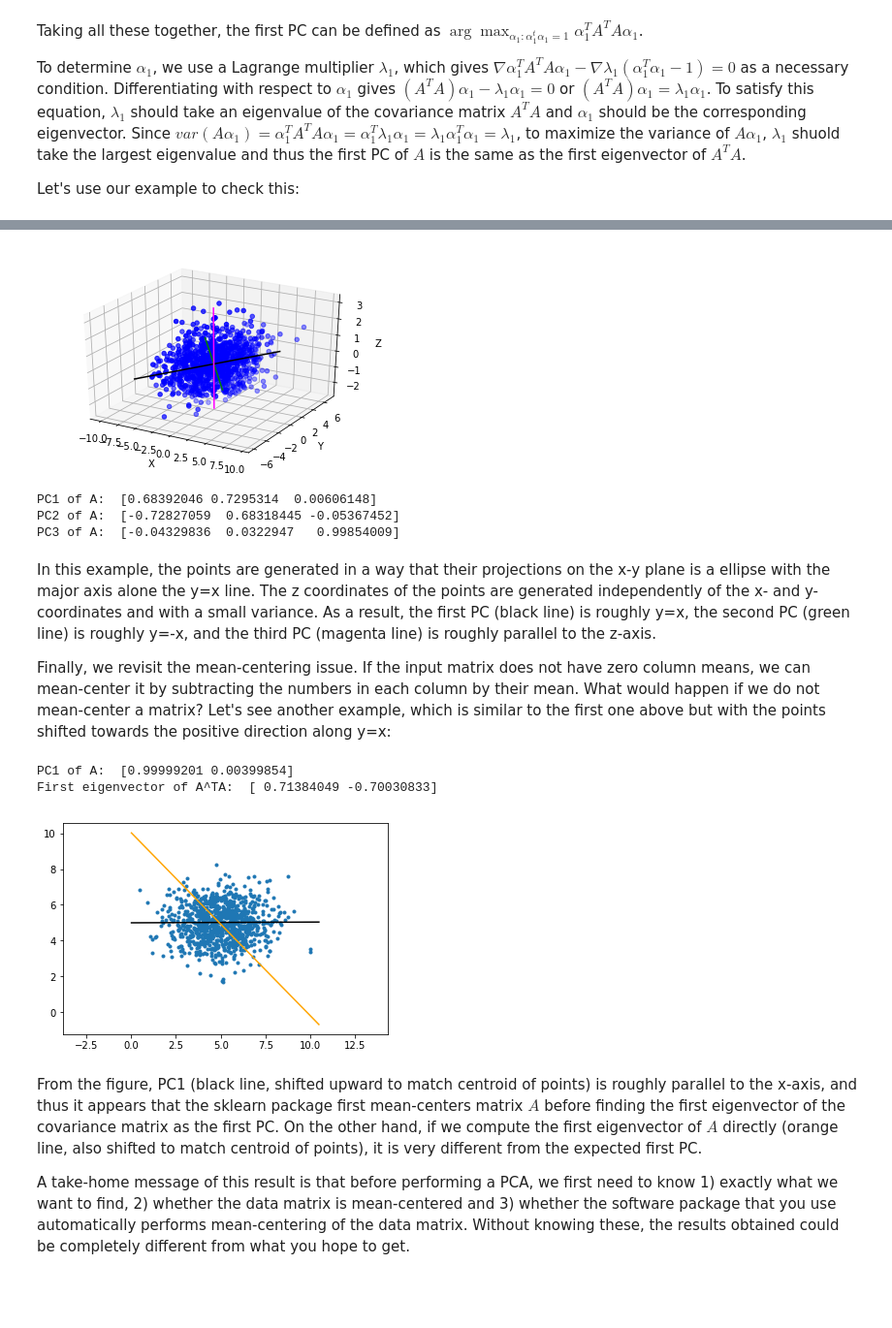
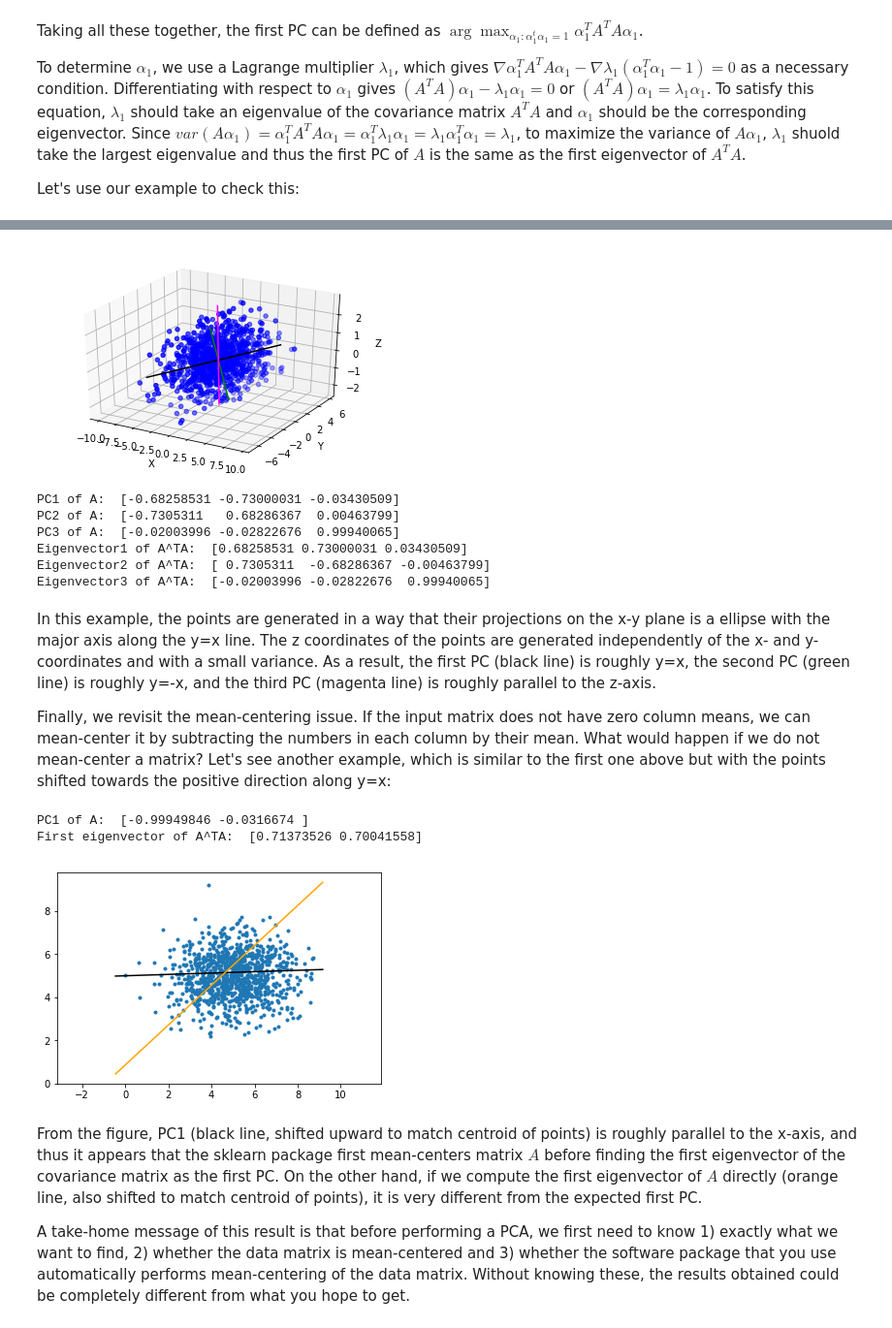
Before and after one commit to kevingroup/techniXnippets, a Jupyter notebook: PCA.ipynb, the cells around one changed output, grey strips where cells are left out. Shown at 97% size. Drawn from its saved outputs; the diff is of its cells as text; code cells hidden in the pictures; blank space fills up the shorter version.

```diff
--- a/PCA.ipynb
+++ b/PCA.ipynb
@@ -117,6 +123,11 @@ ax = fig.add_subplot(111, projection='3d')
 means = [0, 0, 0]
 covs  = [[4, 2, 0], [2, 4, 0], [0, 0, 1]]
 xs, ys, zs = np.random.multivariate_normal(means, covs, 1000).T
+
+# Mean-centering the points
+xs = xs - sum(xs)/len(xs)
+ys = ys - sum(ys)/len(ys)
+zs = zs - sum(zs)/len(zs)
 
 # Make a scatterplot of the points
 ax.scatter(xs, ys, zs, c='b', marker='o')
@@ -159,48 +170,57 @@ plt.show()
 print("PC1 of A: ", pca.components_[0])
 print("PC2 of A: ", pca.components_[1])
 print("PC3 of A: ", pca.components_[2])
+
+# Again, double check by printing the eigenvectors of A^TA
+result = la.eig(np.matmul(A.T, A))
+print("Eigenvector1 of A^TA: ", result[1][:,0])
+print("Eigenvector2 of A^TA: ", result[1][:,1])
+print("Eigenvector3 of A^TA: ", result[1][:,2])
 # %% [output]
-[figure, old version]
+[figure, new version]
-PC1 of A:  [0.68392046 0.7295314  0.00606148]
-PC2 of A:  [-0.72827059  0.68318445 -0.05367452]
-PC3 of A:  [-0.04329836  0.0322947   0.99854009]
+PC1 of A:  [-0.68258531 -0.73000031 -0.03430509]
+PC2 of A:  [-0.7305311   0.68286367  0.00463799]
+PC3 of A:  [-0.02003996 -0.02822676  0.99940065]
+Eigenvector1 of A^TA:  [0.68258531 0.73000031 0.03430509]
+Eigenvector2 of A^TA:  [ 0.7305311  -0.68286367 -0.00463799]
+Eigenvector3 of A^TA:  [-0.02003996 -0.02822676  0.99940065]
 # %% [markdown]
-In this example, the points are generated in a way that their projections on the x-y plane is a ellipse with the major axis alone the y=x line. The z coordinates of the points are generated independently of the x- and y-coordinates and with a small variance. As a result, the first PC (black line) is roughly y=x, the second PC (green line) is roughly y=-x, and the third PC (magenta line) is roughly parallel to the z-axis.
+In this example, the points are generated in a way that their projections on the x-y plane is a ellipse with the major axis along the y=x line. The z coordinates of the points are generated independently of the x- and y-coordinates and with a small variance. As a result, the first PC (black line) is roughly y=x, the second PC (green line) is roughly y=-x, and the third PC (magenta line) is roughly parallel to the z-axis.
 
 Finally, we revisit the mean-centering issue. If the input matrix does not have zero column means, we can mean-center it by subtracting the numbers in each column by their mean. What would happen if we do not mean-center a matrix? Let's see another example, which is similar to the first one above but with the points shifted towards the positive direction along y=x:
 # %%
 # Generate a set of points based on a 2D Gaussian distribution, stored as (x,y)
 means = [5, 5]
 covs  = [[2, 0], [0, 1]]
 xs, ys = np.random.multivariate_normal(means, covs, 1000).T
 
 # Plot the points with equal scales for the x and y axes
 plt.plot(xs, ys, '.')
 plt.axis('equal')
 
 # Create a PCA object involving only one PC
 pca = PCA(n_components=1)
 # Put x and y together into a matrix A
 A = np.array([xs, ys]).T
 # Determine the first PC of A and print it
 pca.fit(A)
 print("PC1 of A: ", pca.components_[0])
 # Plot PC1
 xrange = plt.xlim()
 plt.plot(xrange, np.divide(np.multiply(pca.components_[0][1], xrange), pca.components_[0][0]) + means[1], 'black')
 
 # Perform eigenvalue decomposition of $A^TA$
 result = la.eig(np.matmul(A.T, A))
 # Print the first eigenvector
 # In th first index, 0 is for eigenvalues and 1 is for eigenvectors
-print("First eigenvector of A^TA: ", result[1][0])
+print("First eigenvector of A^TA: ", result[1][:,0])
 # Plot the eigenvector
-plt.plot(xrange, np.divide(np.multiply(result[1][1], xrange), result[1][0]) + means[1] * 2, 'orange')
+plt.plot(xrange, np.divide(np.multiply(result[1][:,1], xrange), result[1][:,0]), 'orange')
 plt.show()
 # %% [output]
-PC1 of A:  [0.99999201 0.00399854]
-First eigenvector of A^TA:  [ 0.71384049 -0.70030833]
+PC1 of A:  [-0.99949846 -0.0316674 ]
+First eigenvector of A^TA:  [0.71373526 0.70041558]
-[figure, old version]
+[figure, new version]
 # %% [markdown]
 From the figure, PC1 (black line, shifted upward to match centroid of points) is roughly parallel to the x-axis, and thus it appears that the sklearn package first mean-centers matrix $A$ before finding the first eigenvector of the covariance matrix as the first PC. On the other hand, if we compute the first eigenvector of $A$ directly (orange line, also shifted to match centroid of points), it is very different from the expected first PC.
 
```
Also changed, not shown: parts of 5 cells of this notebook.
